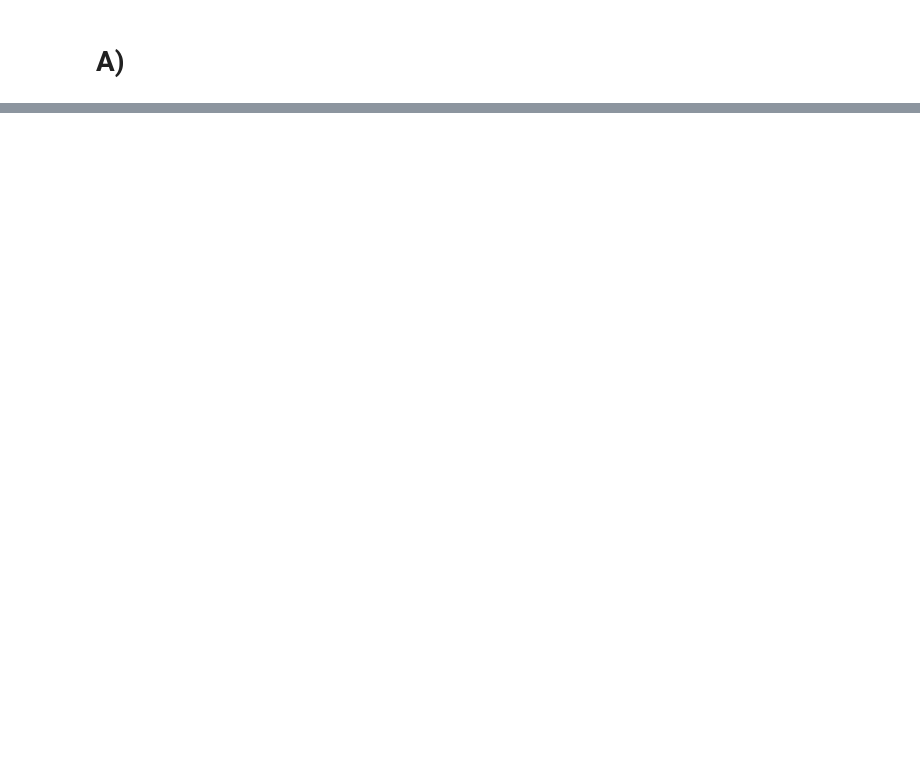
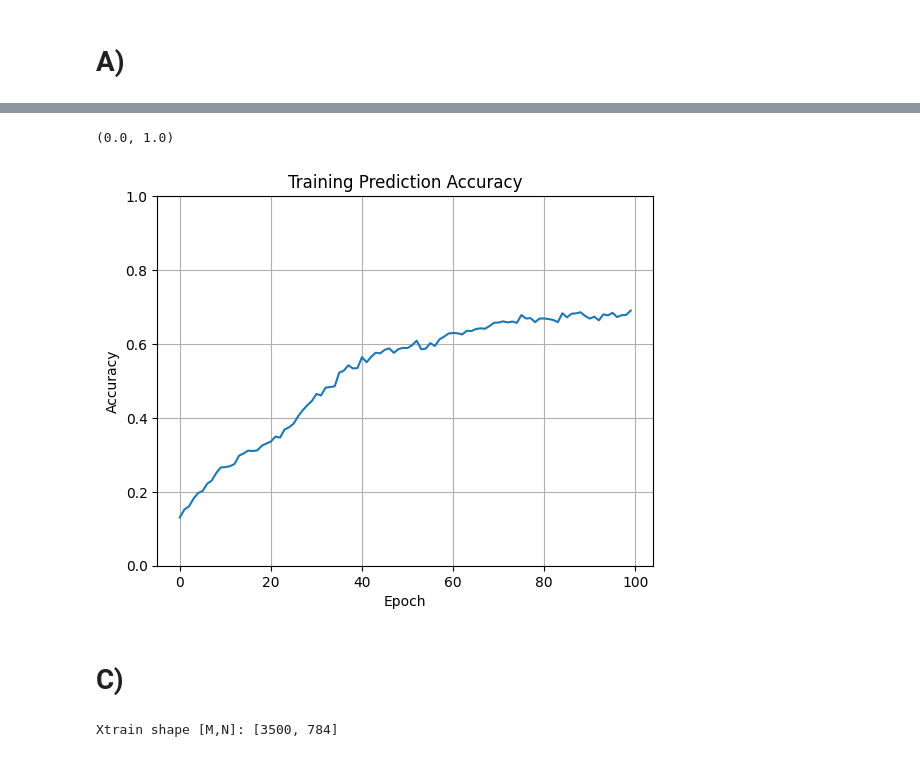
Before and after one commit to KasperMollerHansen/DeepLearning, a Jupyter notebook: thomas/Week2.ipynb, the cells around one changed output, grey strips where cells are left out. Saved outputs shown, nothing was run; the diff lists cells and outputs as text; code cells hidden in the pictures; blank space fills up the shorter version.

```diff
--- a/thomas/Week2.ipynb
+++ b/thomas/Week2.ipynb
@@ -57,0 +131,12 @@ AttributeError: module 'sklearn' has no attribute 'model_selection'
+# %%
+# Load data again
+X,y = mnist_data()
+# Create test and training data :
+Xtrain,Xtest,ytrain,ytest=sklearn.model_selection.train_test_split(X,y,test_size=0.3,shuffle=True)
+
+# Transform into pytorch datasets;
+trainDataset = torch.utils.data.TensorDataset(torch.tensor(Xtrain).float(),torch.tensor(ytrain).float())
+testDataset = torch.utils.data.TensorDataset(torch.tensor(Xtest).float(),torch.tensor(ytest).float())
+
+M,N = Xtrain.shape
+print('Xtrain shape [M,N]:',[M,N])
@@ -57,0 +145,11 @@ AttributeError: module 'sklearn' has no attribute 'model_selection'
+# %%
+# Making a neural network
+class logRegression_10(nn.Module):
+    def __init__(self):
+        super().__init__()
+        self.inputLayer=nn.Linear(784,10, bias=True)
+    def forward(self,x):
+        x = self.inputLayer(x)
+        m = nn.Softmax(dim=0)
+        x = m(x)
+        return torch.squeeze(x)
@@ -57,0 +219,38 @@ AttributeError: module 'sklearn' has no attribute 'model_selection'
+# %%
+plt.plot(accuracy)
+plt.title('Training Prediction Accuracy')
+plt.xlabel('Epoch')
+plt.ylabel('Accuracy')
+plt.grid()
+plt.ylim([0,1])
+# %% [output]
+(0.0, 1.0)
+[figure, added]
+# %% [markdown]
+# C)
+# %%
+# Load data again
+X,y = mnist_data()
+# Create test and training data :
+Xtrain,Xtest,ytrain,ytest=sklearn.model_selection.train_test_split(X,y,test_size=0.3,shuffle=True)
+
+# Convert data to PyTorch tensors
+Xtrain_tensor = torch.tensor(Xtrain).float()
+Xtest_tensor = torch.tensor(Xtest).float()
+ytrain_tensor = torch.tensor(ytrain).float()
+ytest_tensor = torch.tensor(ytest).float()
+
+# Move tensors to GPU
+Xtrain_tensor = Xtrain_tensor.to(device)
+Xtest_tensor = Xtest_tensor.to(device)
+ytrain_tensor = ytrain_tensor.to(device)
+ytest_tensor = ytest_tensor.to(device)
+
+# Transform into pytorch datasets;
+trainDataset = torch.utils.data.TensorDataset(Xtrain_tensor, ytrain_tensor)
+testDataset = torch.utils.data.TensorDataset(Xtest_tensor, ytest_tensor)
+
+M,N = Xtrain.shape
+print('Xtrain shape [M,N]:',[M,N])
+# %% [output]
+Xtrain shape [M,N]: [3500, 784]
```
Also changed, not shown: parts of 20 cells of this notebook.
